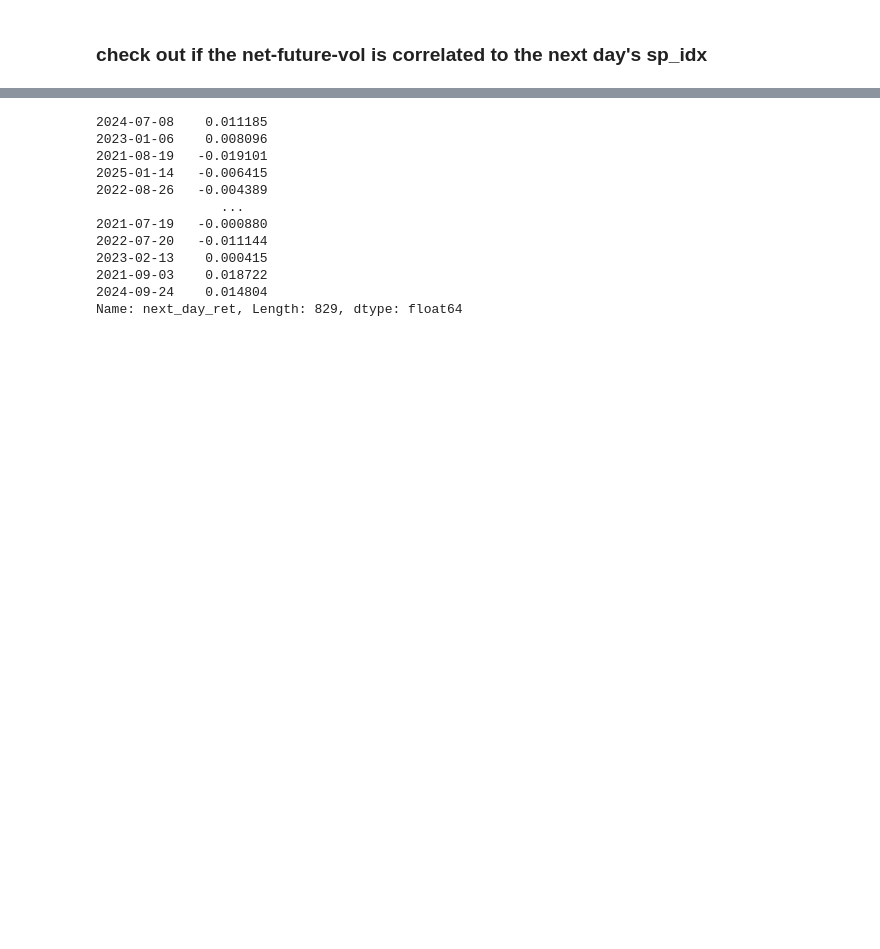
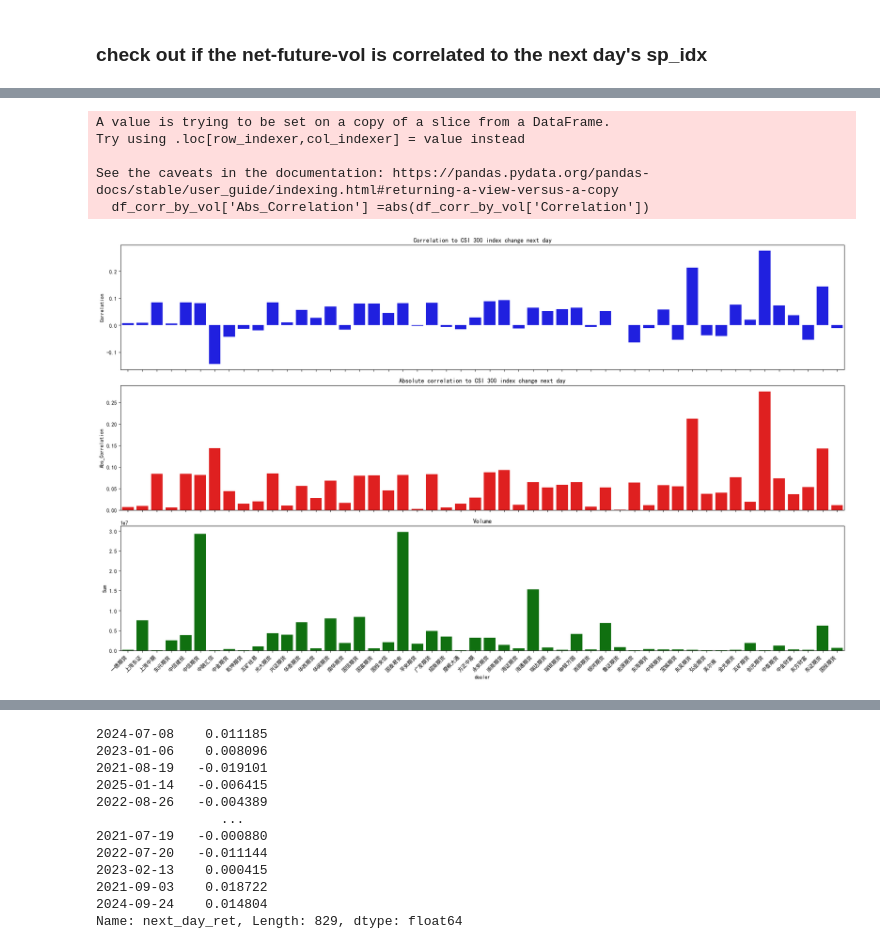
Before and after one commit to mingl2000/UCBCapstone, a Jupyter notebook: data_explore3.ipynb, the cells around one changed output, grey strips where cells are left out. Saved outputs shown, nothing was run; the diff lists cells and outputs as text; code cells hidden in the pictures; blank space fills up the shorter version.

```diff
--- a/data_explore3.ipynb
+++ b/data_explore3.ipynb
@@ -122,3 +189,16 @@ plt.show()
+# %%
+
+df_corr_by_vol= df_corr[df_corr['column']=='volume']
+df_corr_by_vol['Abs_Correlation'] =abs(df_corr_by_vol['Correlation'])
+
+plot_n(df_corr_by_vol,n=3, x_col='dealer', y_cols=['Correlation','Abs_Correlation','Sum'],titles=['Correlation to CSI 300 index change next day','Absolute correlation to CSI 300 index change next day','Volume'], colors=['blue','red','green'])
+# %% [output]
+A value is trying to be set on a copy of a slice from a DataFrame.
+Try using .loc[row_indexer,col_indexer] = value instead
+
+See the caveats in the documentation: https://pandas.pydata.org/pandas-docs/stable/user_guide/indexing.html#returning-a-view-versus-a-copy
+  df_corr_by_vol['Abs_Correlation'] =abs(df_corr_by_vol['Correlation'])
+[figure, added]
 # %%
 print(df_future_top.head())
 # %% [output]
```
Also changed, not shown: parts of 32 cells of this notebook, 2 other files.
